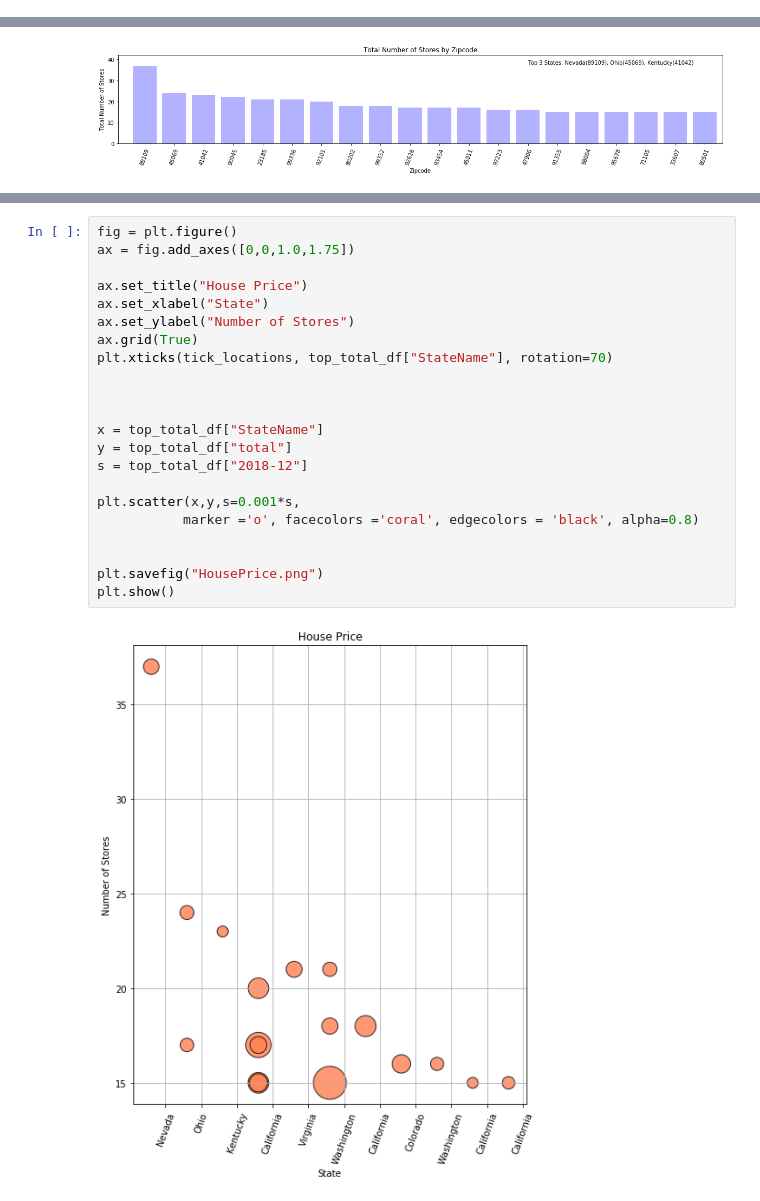
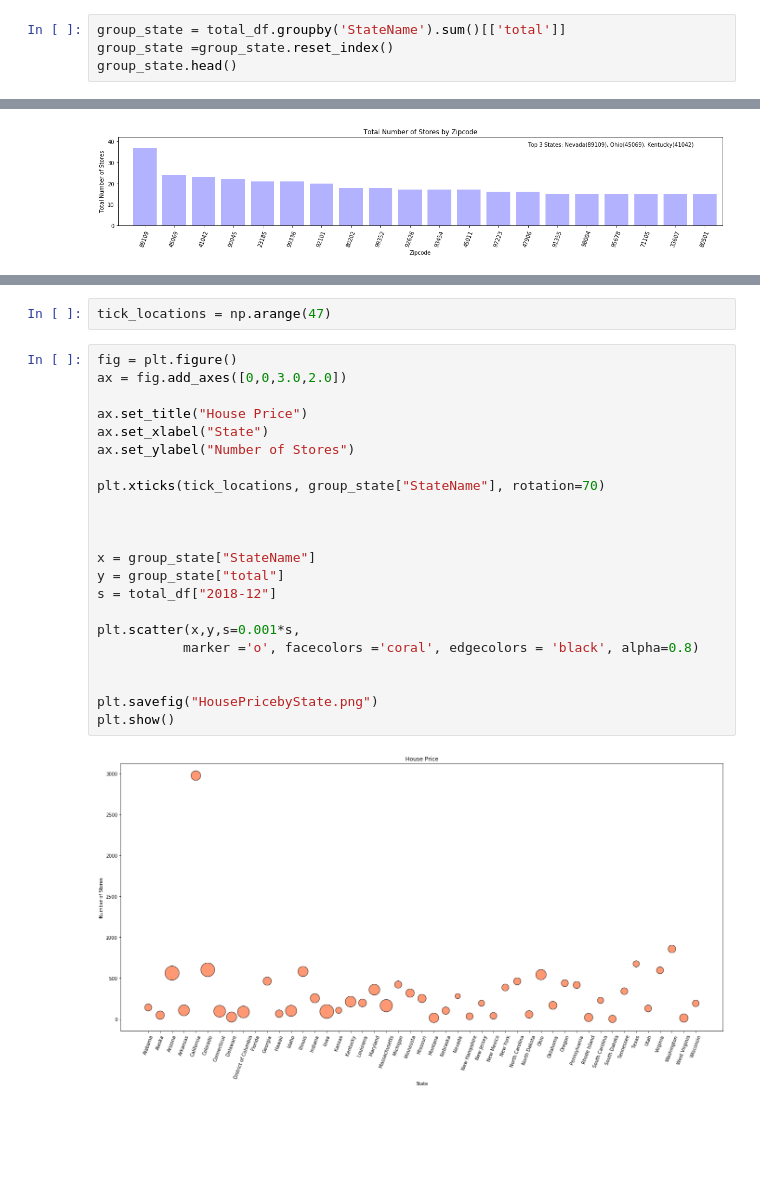
Before and after one commit to Ajosephs116/Project1, a Jupyter notebook: StoresbyZipcode.ipynb, the cells around one changed output, grey strips where cells are left out. Saved outputs shown, nothing was run; the diff lists cells and outputs as text; blank space fills up the shorter version.

```diff
--- a/StoresbyZipcode.ipynb
+++ b/StoresbyZipcode.ipynb
@@ -16,3 +16,7 @@ total_df.head()
 | 2 | 2 | 94538 | California | 919700.0 | 10.0 | 2.0 | 2.0 | 14 |
 | 3 | 3 | 93003 | California | 555200.0 | 10.0 | 2.0 | 1.0 | 13 |
 | 4 | 4 | 60657 | Illinois | 429700.0 | 9.0 | 2.0 | NaN | 11 |
+# %%
+group_state = total_df.groupby('StateName').sum()[['total']]
+group_state =group_state.reset_index()
+group_state.head()
@@ -81,27 +113,29 @@ plt.savefig("HousePrice.png")
 plt.show()
 # %% [output]
 [figure]
+# %%
+tick_locations = np.arange(47)
 # %%
 fig = plt.figure()
-ax = fig.add_axes([0,0,1.0,1.75])
+ax = fig.add_axes([0,0,3.0,2.0])
 
 ax.set_title("House Price")
 ax.set_xlabel("State")
 ax.set_ylabel("Number of Stores")
-ax.grid(True)
-plt.xticks(tick_locations, top_total_df["StateName"], rotation=70)
+
+plt.xticks(tick_locations, group_state["StateName"], rotation=70)
 
 
 
-x = top_total_df["StateName"]
-y = top_total_df["total"]
-s = top_total_df["2018-12"]
+x = group_state["StateName"]
+y = group_state["total"]
+s = total_df["2018-12"]
 
 plt.scatter(x,y,s=0.001*s,
            marker ='o', facecolors ='coral', edgecolors = 'black', alpha=0.8)
 
 
-plt.savefig("HousePrice.png")
+plt.savefig("HousePricebyState.png")
 plt.show()
 # %% [output]
-[figure, old version]
+[figure, new version]
```
Also changed, not shown: parts of 3 cells of this notebook, 4 other files.
